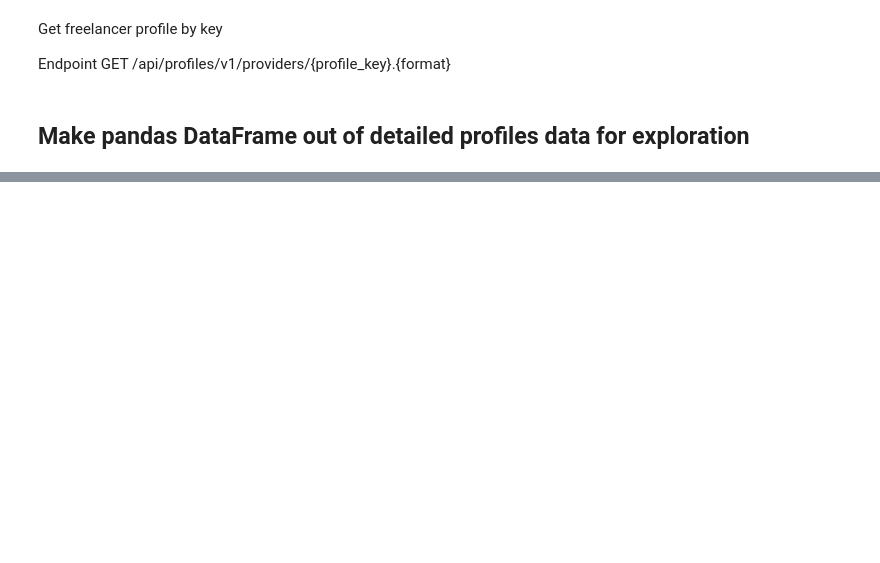
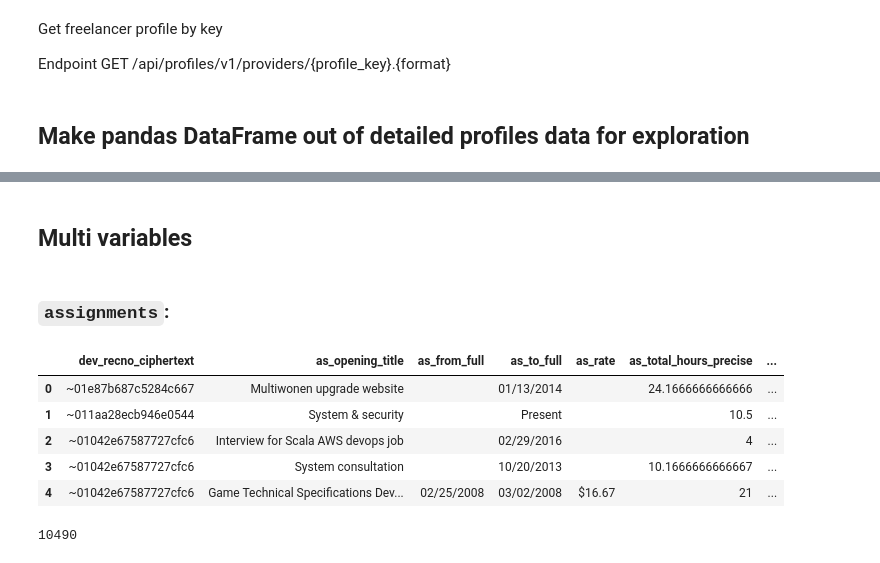
Before and after one commit to jerrystsai/project-upwork, a Jupyter notebook: code/eda/make_profiles_anly_set.ipynb, the cells around one changed output, grey strips where cells are left out. Cells and saved outputs as stored; diff of their text form; code cells hidden in the pictures; blank space fills up the shorter version.

Commit message:
Analysis data set prep

```diff
--- a/code/eda/make_profiles_anly_set.ipynb
+++ b/code/eda/make_profiles_anly_set.ipynb
@@ -274,0 +269,4 @@ for index, dict_item in enumerate(as_profiles_lod):
+# %% [markdown]
+## Multi variables
+# %% [markdown]
+### `assignments`:
@@ -274,0 +284,37 @@ for index, dict_item in enumerate(as_profiles_lod):
+# %%
+jobs_tuples = list()
+key_list = ['as_opening_title', 'as_from_full', 'as_to_full', \
+            'as_rate', 'as_total_hours_precise', 'as_total_charge', 'as_job_type']
+
+for index, assignments_tuple in enumerate(as_profiles_df[['dev_recno_ciphertext', 'assignments']].itertuples(index=False)):
+    profile_id = assignments_tuple[0]
+    assignments = assignments_tuple[1]
+    if 'hr' in assignments:
+        hr_assignments = assignments['hr']
+        if 'job' in hr_assignments:
+            grab_data(jobs_tuples, hr_assignments['job'], profile_id, key_list)
+        elif 'assignment' in hr_assignments:
+            grab_data(jobs_tuples, hr_assignments['assignment'], profile_id, key_list)
+
+    if 'fp' in assignments:
+        fp_assignments = assignments['fp']
+        if 'job' in fp_assignments:
+            grab_data(jobs_tuples, fp_assignments['job'], profile_id, key_list)
+        elif 'assignment' in fp_assignments:
+            grab_data(jobs_tuples, fp_assignments['assignment'], profile_id, key_list)
+# %%
+jobs_df = pd.DataFrame(jobs_tuples)
+jobs_df.columns = ['dev_recno_ciphertext'] + key_list
+# %%
+jobs_df.head()
+# %% [output]
+|  | dev_recno_ciphertext | as_opening_title | as_from_full | as_to_full | as_rate | as_total_hours_precise | ... |
+| 0 | ~01e87b687c5284c667 | Multiwonen upgrade website |  | 01/13/2014 |  | 24.1666666666666 | ... |
+| 1 | ~011aa28ecb946e0544 | System & security |  | Present |  | 10.5 | ... |
+| 2 | ~01042e67587727cfc6 | Interview for Scala AWS devops job |  | 02/29/2016 |  | 4 | ... |
+| 3 | ~01042e67587727cfc6 | System consultation |  | 10/20/2013 |  | 10.1666666666667 | ... |
+| 4 | ~01042e67587727cfc6 | Game Technical Specifications Dev... | 02/25/2008 | 03/02/2008 | $16.67 | 21 | ... |
+# %%
+jobs_df['dev_recno_ciphertext'].nunique()
+# %% [output]
+10490
```
Also changed, not shown: parts of 121 cells of this notebook, 5 other files.
